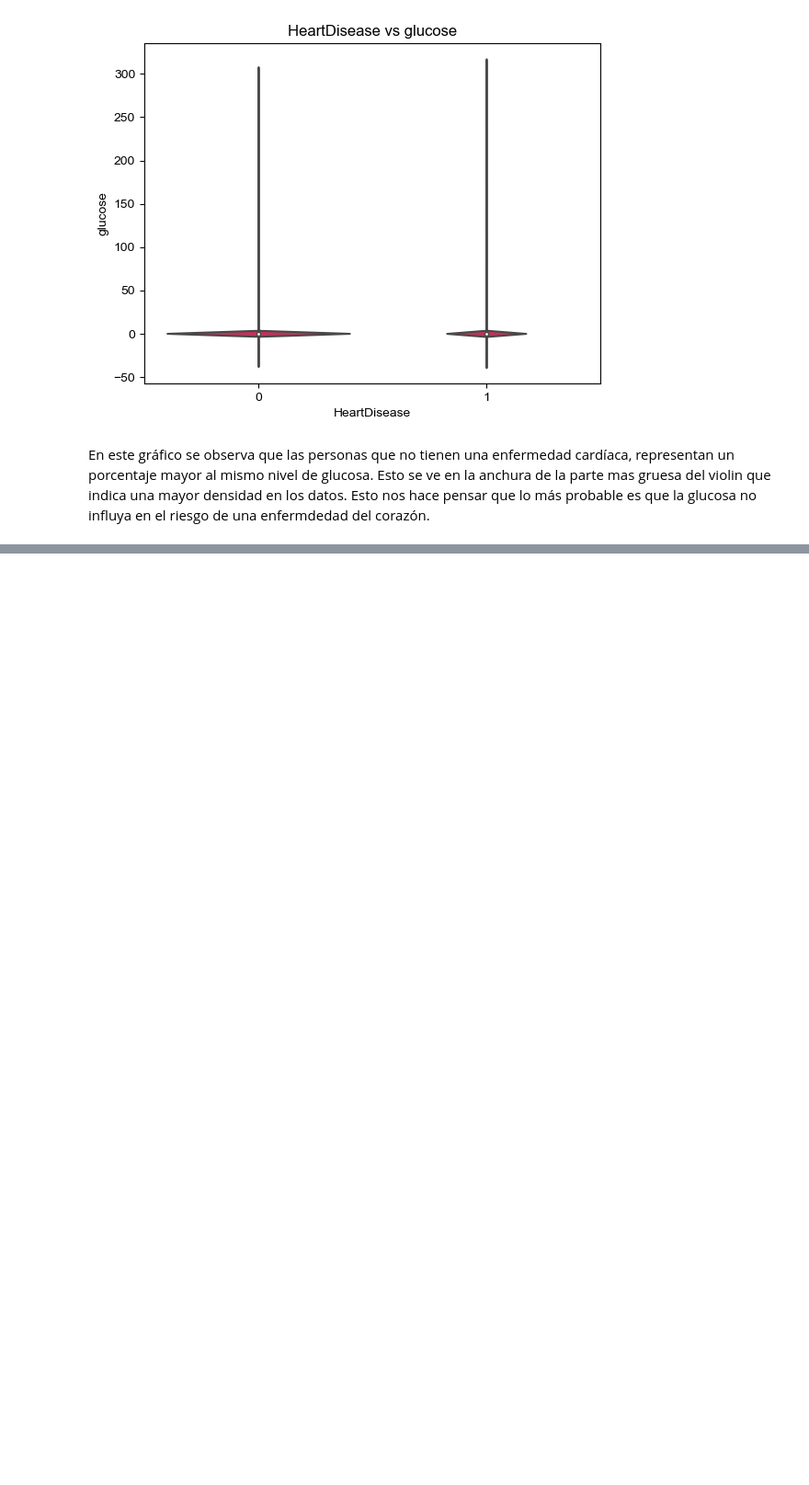
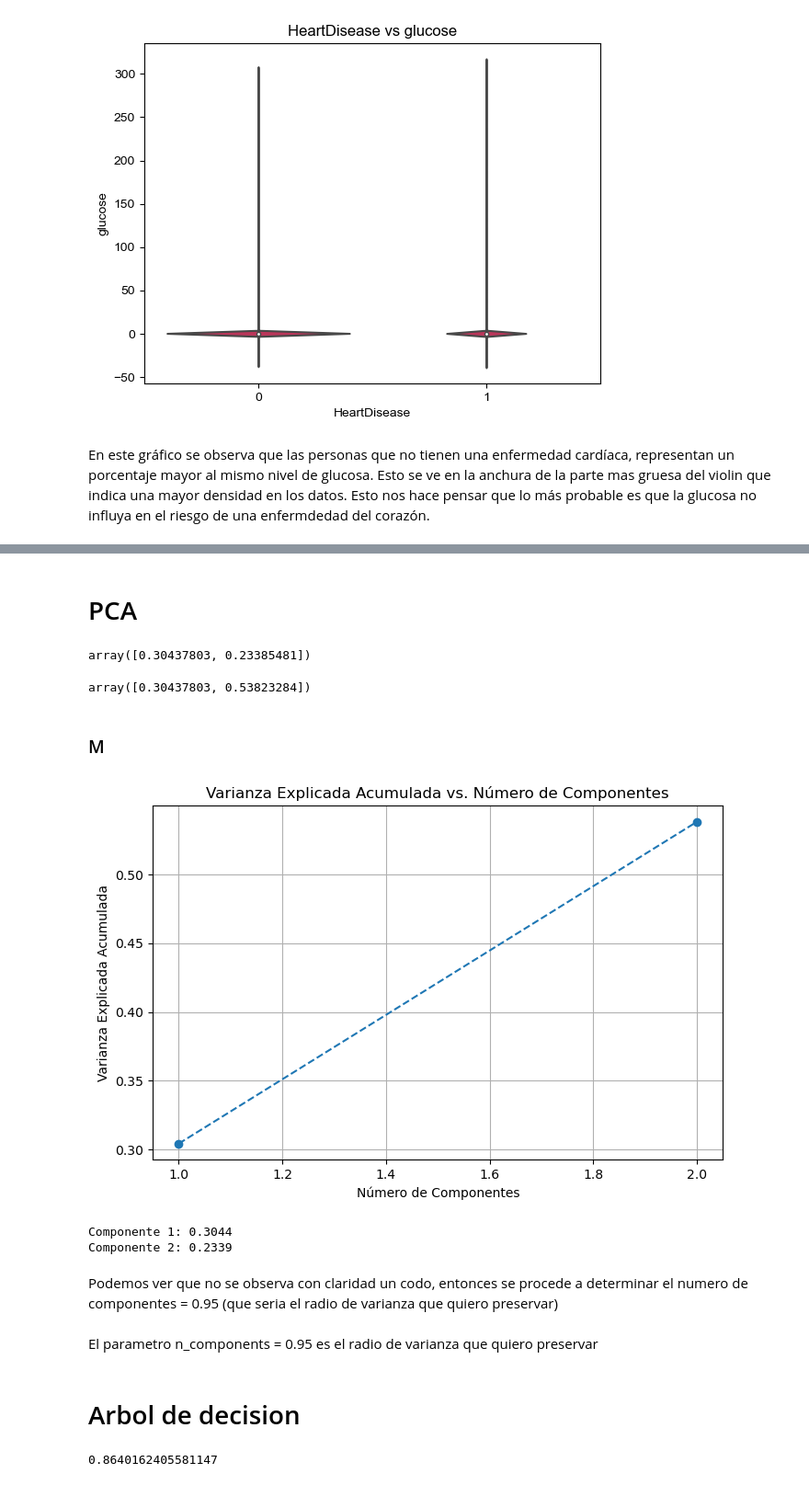
Before and after one commit to valemicolgarcia/Heart-Disease-Prediction, a Jupyter notebook: Preentrega+GarciaValeriaMicol.ipynb, the cells around one changed output, grey strips where cells are left out. Shown at 92% size. Drawn from its saved outputs; the diff is of its cells as text; code cells hidden in the pictures; blank space fills up the shorter version.

```diff
--- a/Preentrega+GarciaValeriaMicol.ipynb
+++ b/Preentrega+GarciaValeriaMicol.ipynb
@@ -1023,0 +1052,2 @@ En este gráfico se observa que las personas que no tienen una enfermedad cardí
+# %% [markdown]
+# PCA
@@ -1023,0 +1056,32 @@ En este gráfico se observa que las personas que no tienen una enfermedad cardí
+# %%
+#Análisis de la varianza explicada para cada componente
+explained_variance = pca.explained_variance_ratio_
+explained_variance
+# %% [output]
+array([0.30437803, 0.23385481])
+# %%
+varianza_explicada_acumulada = np.cumsum(explained_variance)
+varianza_explicada_acumulada
+# %% [output]
+array([0.30437803, 0.53823284])
+# %% [markdown]
+### M
+# %%
+# Graficar la varianza explicada acumulada
+plt.figure(figsize=(8, 5))
+plt.plot(range(1, len(varianza_explicada_acumulada) + 1), varianza_explicada_acumulada, marker='o', linestyle='--')
+plt.xlabel('Número de Componentes')
+plt.ylabel('Varianza Explicada Acumulada')
+plt.title('Varianza Explicada Acumulada vs. Número de Componentes')
+plt.grid()
+plt.show()
+
+# Imprimir la varianza explicada por cada componente
+for i, varianza in enumerate(explained_variance, start=1):
+    print(f"Componente {i}: {varianza:.4f}")
+# %% [output]
+[figure, added]
+Componente 1: 0.3044
+Componente 2: 0.2339
+# %% [markdown]
+Podemos ver que no se observa con claridad un codo, entonces se procede a determinar el numero de componentes = 0.95 (que seria el radio de varianza que quiero preservar)
@@ -1023,0 +1092,4 @@ En este gráfico se observa que las personas que no tienen una enfermedad cardí
+# %% [markdown]
+El parametro n_components = 0.95 es el radio de varianza que quiero preservar
+# %% [markdown]
+# Arbol de decision
@@ -1023,0 +1104,6 @@ En este gráfico se observa que las personas que no tienen una enfermedad cardí
+# %%
+from sklearn.metrics import accuracy_score
+accuracy = accuracy_score(y_test, pred) #se comparan los datos de test y pred
+accuracy
+# %% [output]
+0.8640162405581147
```
Also changed, not shown: parts of 32 cells of this notebook.
